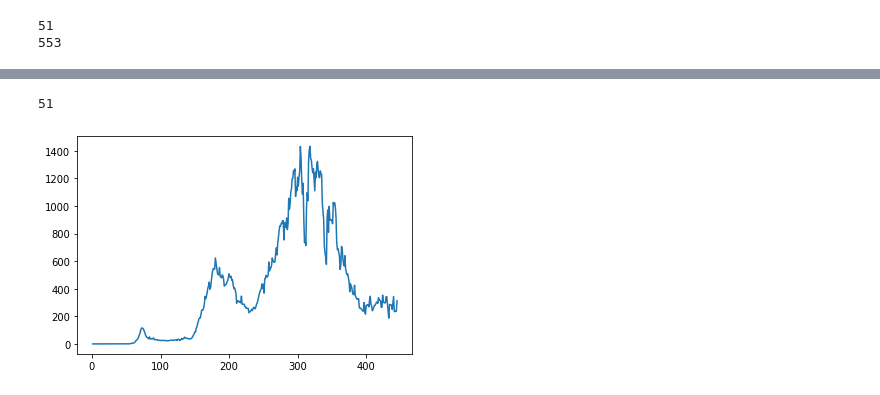
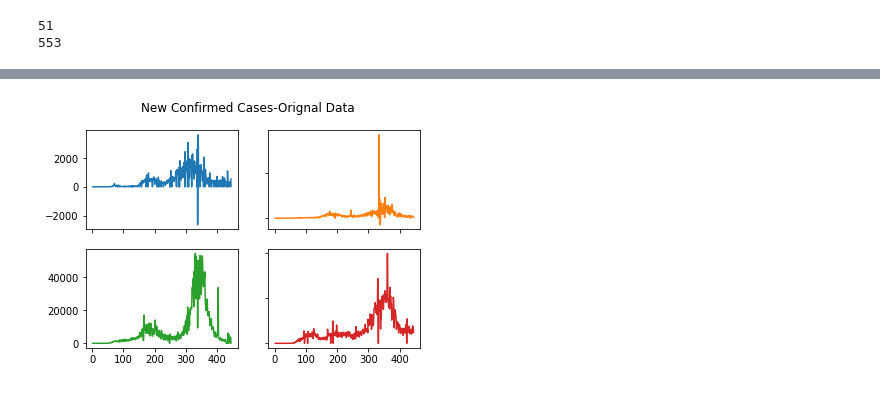
Before and after one commit to Rosie-Ping/Aggie-Hackathon, a Jupyter notebook: Covid_Mobility.ipynb, the cells around one changed output, grey strips where cells are left out. Drawn from its saved outputs; the diff is of its cells as text; code cells hidden in the pictures.

```diff
--- a/Covid_Mobility.ipynb
+++ b/Covid_Mobility.ipynb
@@ -73,13 +43,14 @@ case['new_confirmed_cases_moving_avg'] = ga.droplevel(0)
-# %%
-ga.isna().sum()
-# %% [output]
-51
-# %%
-x = range(0,len(ga['ID']))
-y = ga['ID']
-plt.plot(x,y)
-plt.show()
-# %% [output]
-[figure, removed]
+# %%
+fig, ((ax1, ax2), (ax3, ax4)) = plt.subplots(2, 2)
+fig.suptitle('New Confirmed Cases-Orignal Data')
+ax1.plot(range(0,len(case[case['state']=='ID'])), case[case['state']=='ID'].new_confirmed_cases)
+ax2.plot(range(0,len(case[case['state']=='TX'])), case[case['state']=='TX'].new_confirmed_cases, 'tab:orange')
+ax3.plot(range(0,len(case[case['state']=='CA'])), case[case['state']=='CA'].new_confirmed_cases, 'tab:green')
+ax4.plot(range(0,len(case[case['state']=='VA'])), case[case['state']=='VA'].new_confirmed_cases, 'tab:red')
+
+for ax in fig.get_axes():
+    ax.label_outer()
+# %% [output]
+[figure, added]
 # %%
 fig, ((ax1, ax2), (ax3, ax4)) = plt.subplots(2, 2)
```
Also changed, not shown: parts of 35 cells of this notebook.
